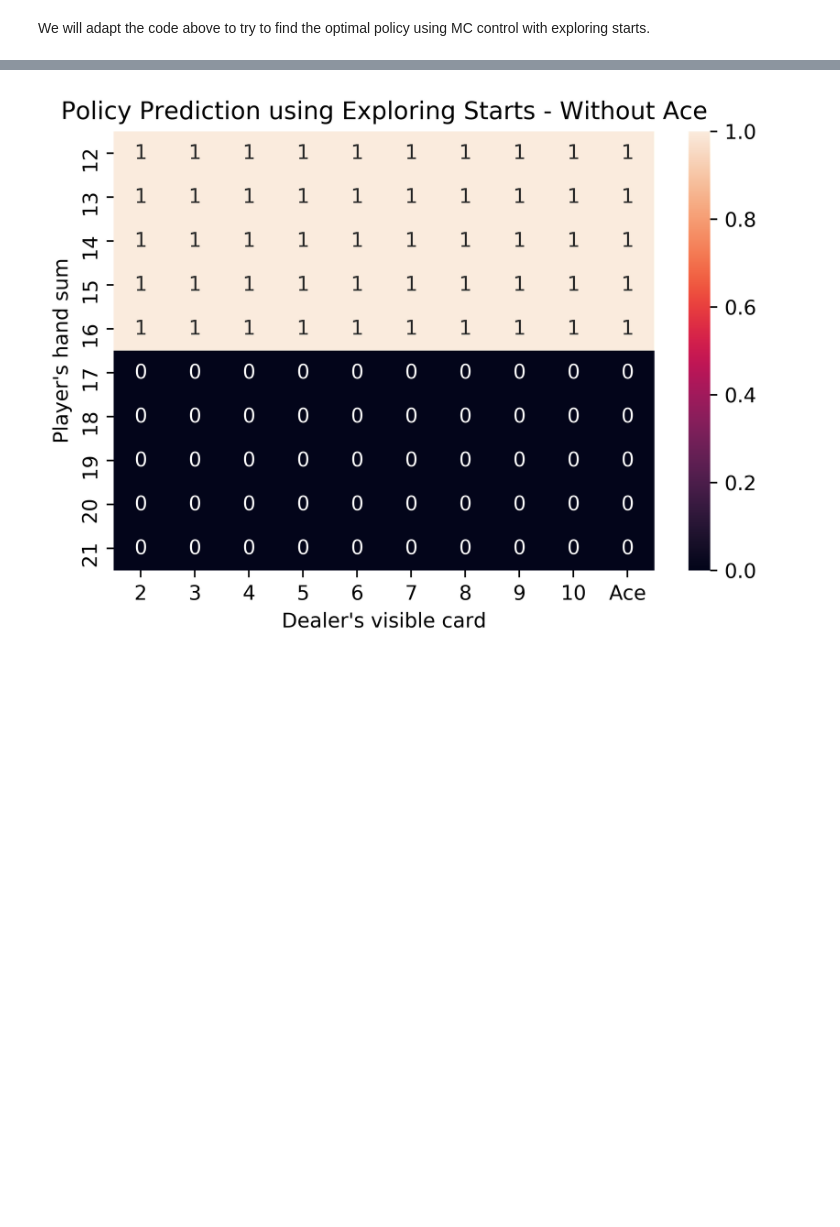
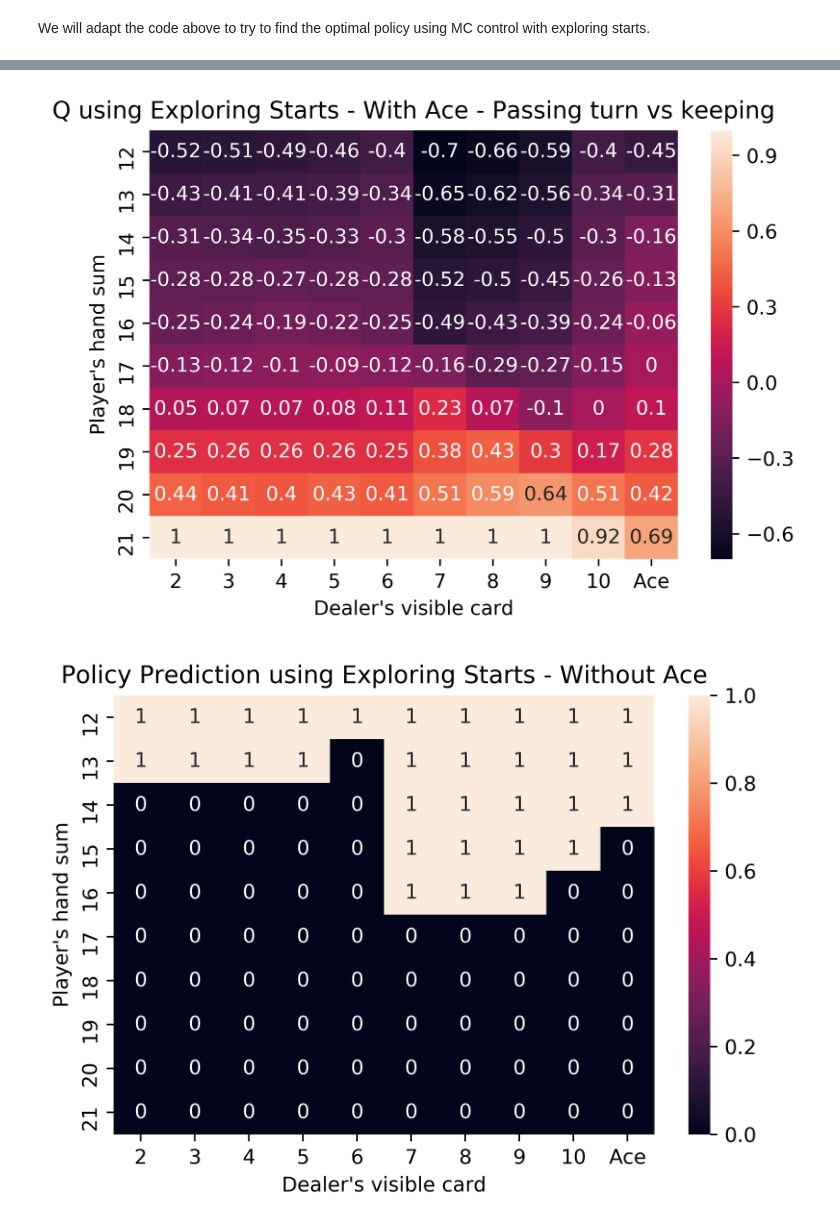
Before and after one commit to angelrure/Reinforcement-Learning, a Jupyter notebook: projects/Blackjack and Monte Carlos Methods.ipynb, the cells around one changed output, grey strips where cells are left out. Saved outputs shown, nothing was run; the diff lists cells and outputs as text; code cells hidden in the pictures; blank space fills up the shorter version.

```diff
--- a/projects/Blackjack and Monte Carlos Methods.ipynb
+++ b/projects/Blackjack and Monte Carlos Methods.ipynb
@@ -301,9 +294,18 @@ plt.show()
+# %%
+plt.subplots(dpi = 500)
+plot = sns.heatmap((Q_starts[1][12:22,2:12,0] - Q_starts[1][12:22,2:12,1]).round(2), xticklabels = [2,3,4,5,6,7,8,9,10,'Ace'], yticklabels=list(range(12, 22)), annot = True)
+plt.title('Q using Exploring Starts - With Ace - Passing turn vs keeping')
+plt.xlabel('Dealer\'s visible card')
+plt.ylabel('Player\'s hand sum')
+plt.show()
+# %% [output]
+[figure, added]
 # %%
 plt.subplots(dpi = 500)
-plot = sns.heatmap(pi[0][12:22,2:12], xticklabels = [2,3,4,5,6,7,8,9,10,'Ace'], yticklabels=list(range(12, 22)), annot = True)
+plot = sns.heatmap(policy_starts[0][12:22,2:12], xticklabels = [2,3,4,5,6,7,8,9,10,'Ace'], yticklabels=list(range(12, 22)), annot = True)
 plt.title('Policy Prediction using Exploring Starts - Without Ace')
 plt.xlabel('Dealer\'s visible card')
 plt.ylabel('Player\'s hand sum')
 plt.show()
 # %% [output]
-[figure, old version]
+[figure, new version]
```
Also changed, not shown: parts of 25 cells of this notebook, 1 other file.
